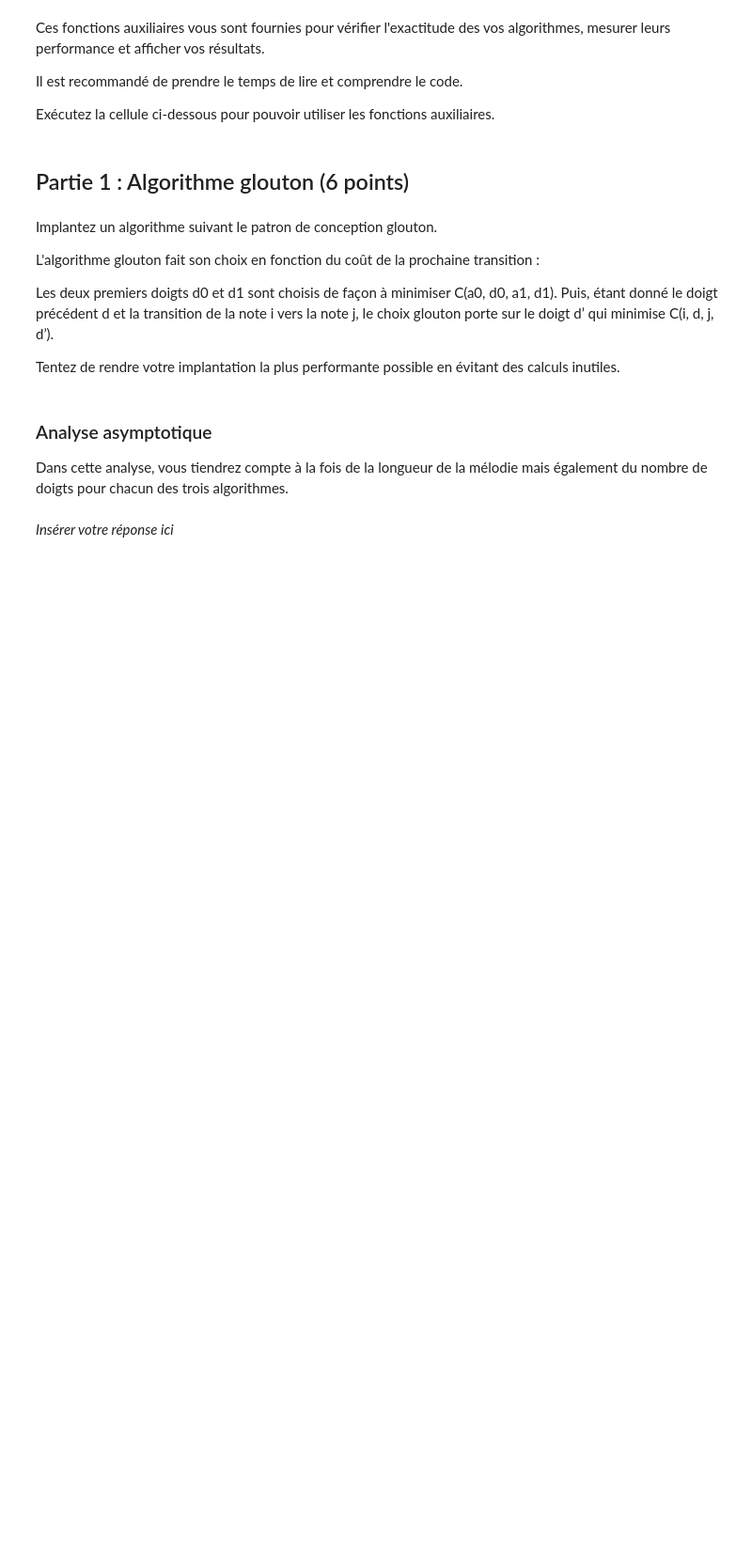
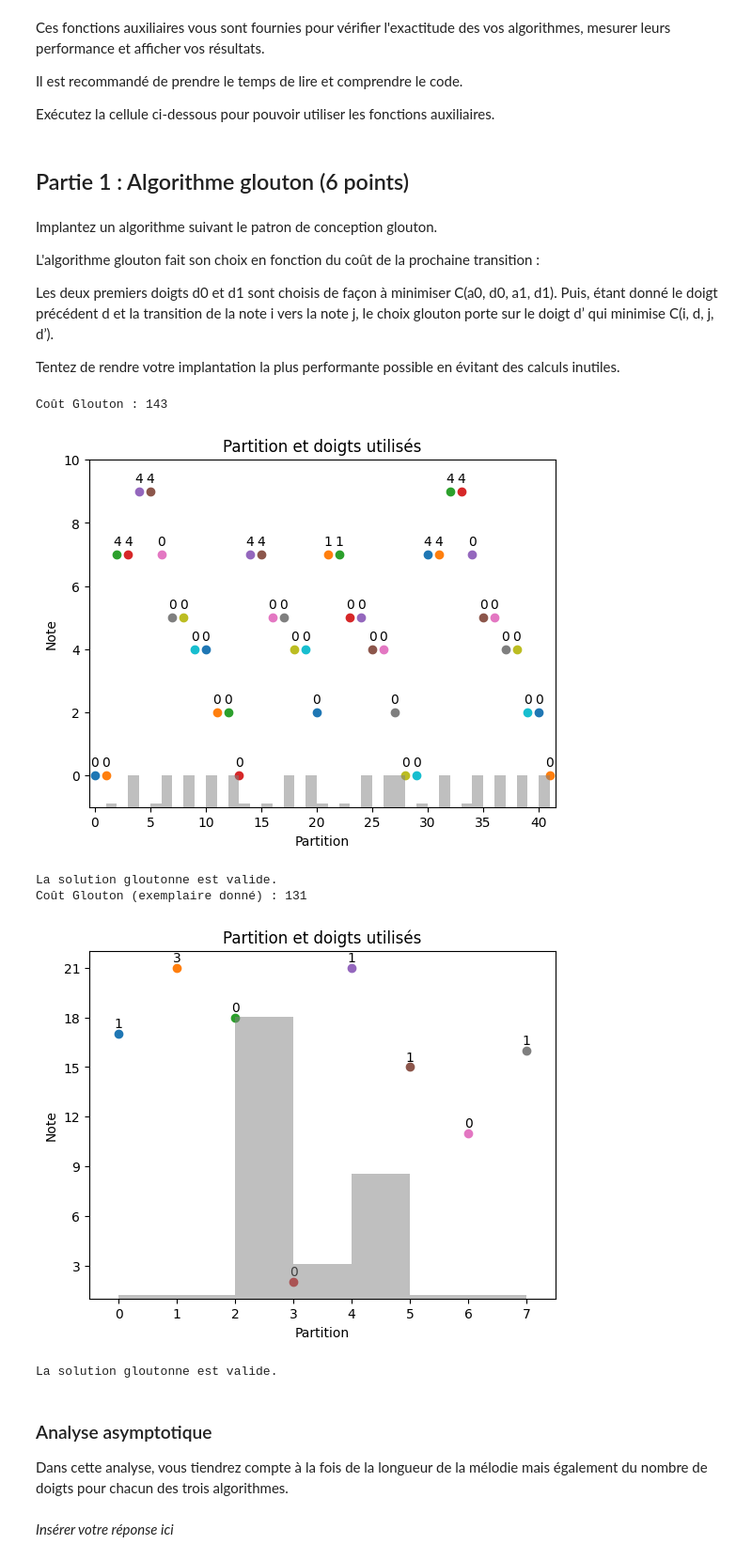
Before and after one commit to TPerronTouchette/INF8775, a Jupyter notebook: TP2-A25/Perron-Touchette_2201589_Benouhoud_2188585.ipynb, the cells around one changed output. Shown at 94% size. Cells and saved outputs as stored; diff of their text form; code cells hidden in the pictures; blank space fills up the shorter version.

Commit message:
Done glouton algo

```diff
--- a/TP2-A25/Perron-Touchette_2201589_Benouhoud_2188585.ipynb
+++ b/TP2-A25/Perron-Touchette_2201589_Benouhoud_2188585.ipynb
@@ -322,14 +337,57 @@ doigt précédent d et la transition de la note i vers la note j, le choix glout
 minimise C(i, d, j, d’).
 
 Tentez de rendre votre implantation la plus performante possible en évitant des calculs inutiles.
-# %%
-def glouton(partition):
-    solution = [0 for i in range(len(partition))]
-    return solution
-
-solutionGlouton = glouton(partition)
-print("Coût Glouton :", getTotalCost(costs, partition, solutionGlouton))
-visualize_solution(costs, partition, solutionGlouton)
+# %%
+def greedy_choice(current_note: int, next_note: int, previous_finger: int, nb_available_fingers: int) -> int:
+    lowest_cost = float('inf')
+    current_best_finger = 0
+
+    for finger in range(nb_available_fingers):
+        cost = getCosts(costs, [current_note, next_note], [previous_finger, finger])[0]
+        if cost < lowest_cost:
+            lowest_cost = cost
+            current_best_finger = finger
+
+    return current_best_finger
+
+def glouton(partition):
+    partition_length = len(partition)
+    if partition_length == 0: return []
+
+    solution = [0 for _ in range(partition_length)]
+
+    lowest_cost = float('inf')
+    best_first_finger, best_second_finger = 0, 0
+
+    for first_finger in range(D):
+        for second_finger in range(D):
+            cost = getCosts(costs, partition[:2], [first_finger, second_finger])[0]
+            if cost < lowest_cost:
+                lowest_cost = cost
+                best_first_finger, best_second_finger = first_finger, second_finger
+
+    solution[0], solution[1] = best_first_finger, best_second_finger
+
+    for i in range(2, partition_length):
+        solution[i] = greedy_choice(partition[i-1], partition[i], solution[i-1], D)
+
+    return solution
+
+solutionGlouton = glouton(partition)
+print("Coût Glouton :", getTotalCost(costs, partition, solutionGlouton))
+visualize_solution(costs, partition, solutionGlouton)
+
+if is_valid_solution(partition, solutionGlouton):
+    print("La solution gloutonne est valide.")
+else:
+    print("La solution gloutonne n'est pas valide.")
+# %% [output]
+Coût Glouton : 143
+[figure, added]
+La solution gloutonne est valide.
+Coût Glouton (exemplaire donné) : 131
+[figure, added]
+La solution gloutonne est valide.
 # %% [markdown]
 ### Analyse asymptotique
 
```
Also changed, not shown: parts of 2 cells of this notebook.
